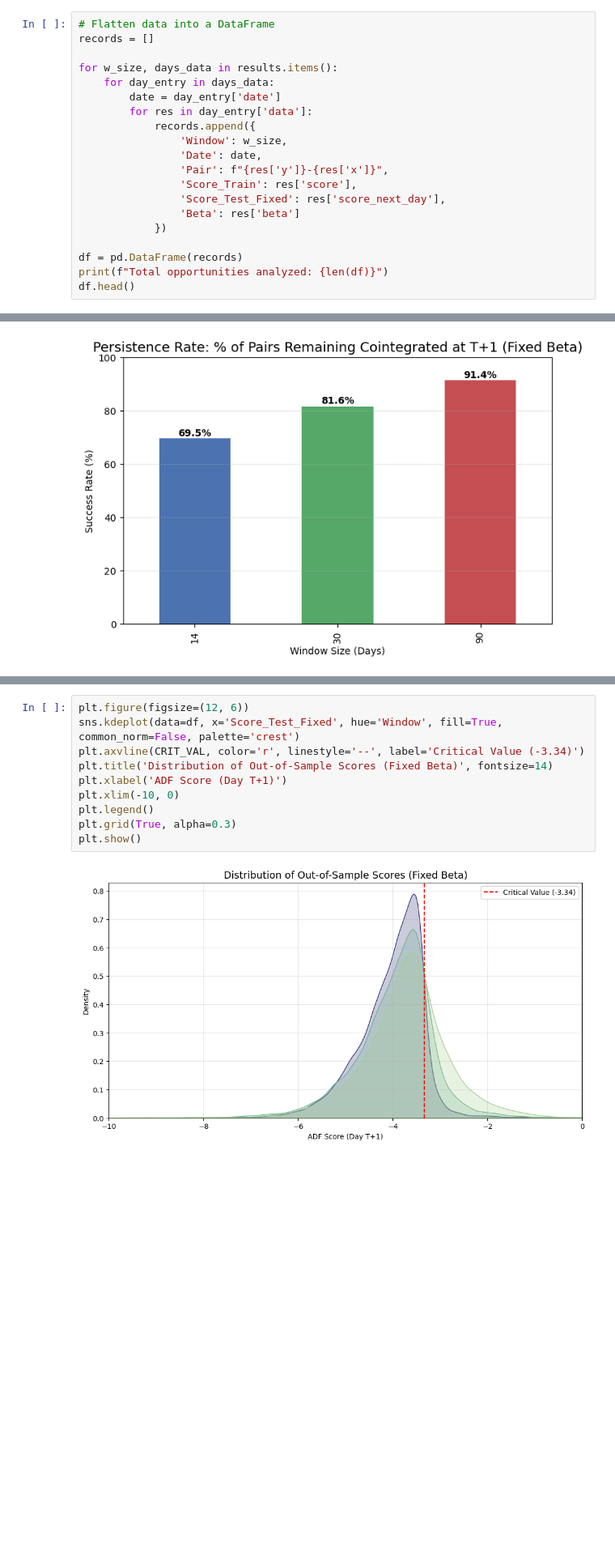
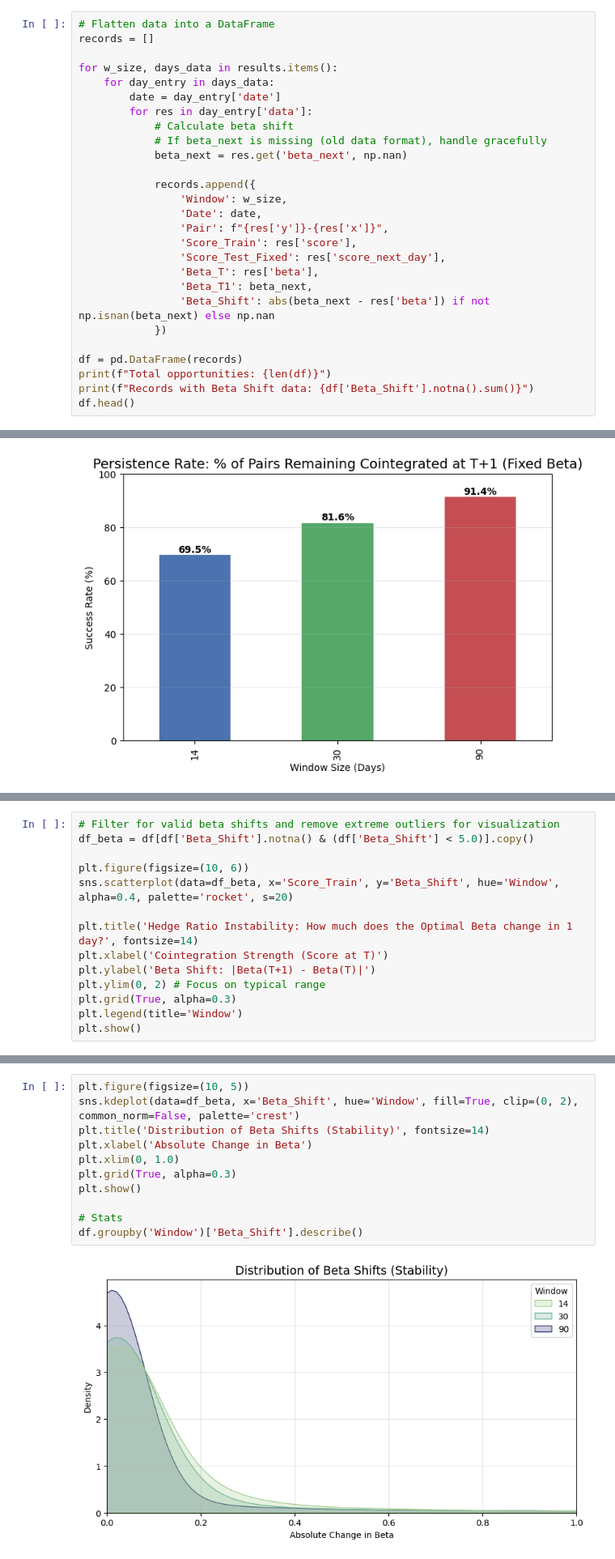
Before and after one commit to edoardoCame/Cointegration-Persistence-in-the-Forex-Market, a Jupyter notebook: notebooks/persistence_experiment_v2.ipynb, the cells around one changed output, grey strips where cells are left out. Shown at 81% size. Saved outputs shown, nothing was run; the diff lists cells and outputs as text; blank space fills up the shorter version.

Commit message:
added beta shift measurement

```diff
--- a/notebooks/persistence_experiment_v2.ipynb
+++ b/notebooks/persistence_experiment_v2.ipynb
@@ -34,16 +39,23 @@ for w_size, days_data in results.items():
     for day_entry in days_data:
         date = day_entry['date']
         for res in day_entry['data']:
+            # Calculate beta shift
+            # If beta_next is missing (old data format), handle gracefully
+            beta_next = res.get('beta_next', np.nan)
+
             records.append({
                 'Window': w_size,
                 'Date': date,
                 'Pair': f"{res['y']}-{res['x']}",
                 'Score_Train': res['score'],
                 'Score_Test_Fixed': res['score_next_day'],
-                'Beta': res['beta']
+                'Beta_T': res['beta'],
+                'Beta_T1': beta_next,
+                'Beta_Shift': abs(beta_next - res['beta']) if not np.isnan(beta_next) else np.nan
             })
 
 df = pd.DataFrame(records)
-print(f"Total opportunities analyzed: {len(df)}")
+print(f"Total opportunities: {len(df)}")
+print(f"Records with Beta Shift data: {df['Beta_Shift'].notna().sum()}")
 df.head()
 # %% [output]
@@ -95,0 +109,14 @@ plt.show()
+# %%
+# Filter for valid beta shifts and remove extreme outliers for visualization
+df_beta = df[df['Beta_Shift'].notna() & (df['Beta_Shift'] < 5.0)].copy()
+
+plt.figure(figsize=(10, 6))
+sns.scatterplot(data=df_beta, x='Score_Train', y='Beta_Shift', hue='Window', alpha=0.4, palette='rocket', s=20)
+
+plt.title('Hedge Ratio Instability: How much does the Optimal Beta change in 1 day?', fontsize=14)
+plt.xlabel('Cointegration Strength (Score at T)')
+plt.ylabel('Beta Shift: |Beta(T+1) - Beta(T)|')
+plt.ylim(0, 2) # Focus on typical range
+plt.grid(True, alpha=0.3)
+plt.legend(title='Window')
+plt.show()
@@ -96,12 +125,13 @@ plt.show()
 # %%
-plt.figure(figsize=(12, 6))
-sns.kdeplot(data=df, x='Score_Test_Fixed', hue='Window', fill=True, common_norm=False, palette='crest')
-plt.axvline(CRIT_VAL, color='r', linestyle='--', label='Critical Value (-3.34)')
-plt.title('Distribution of Out-of-Sample Scores (Fixed Beta)', fontsize=14)
-plt.xlabel('ADF Score (Day T+1)')
-plt.xlim(-10, 0)
-plt.legend()
+plt.figure(figsize=(10, 5))
+sns.kdeplot(data=df_beta, x='Beta_Shift', hue='Window', fill=True, clip=(0, 2), common_norm=False, palette='crest')
+plt.title('Distribution of Beta Shifts (Stability)', fontsize=14)
+plt.xlabel('Absolute Change in Beta')
+plt.xlim(0, 1.0)
 plt.grid(True, alpha=0.3)
 plt.show()
+
+# Stats
+df.groupby('Window')['Beta_Shift'].describe()
 # %% [output]
-[figure, old version]
+[figure, new version]
```
Also changed, not shown: parts of 8 cells of this notebook, 3 other files.
